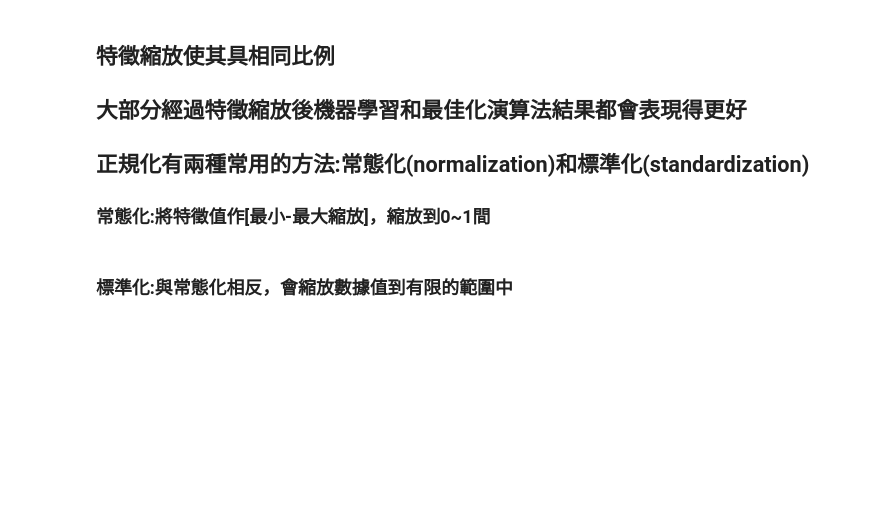
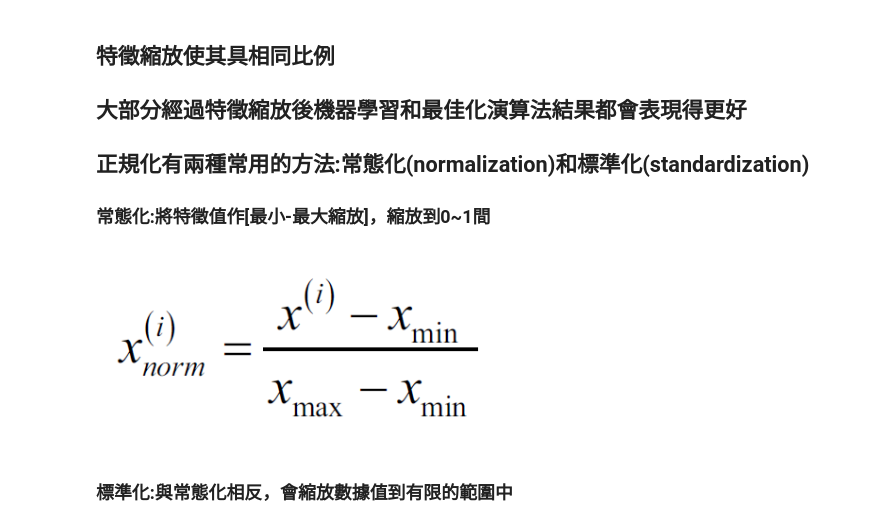
Before and after one commit to chunfang0503/course, a Jupyter notebook: Chapter 4 - Building Good Training Sets – Data Pre-Processing.ipynb, the cells around one changed output. Drawn from its saved outputs; the diff is of its cells as text; code cells hidden in the pictures; blank space fills up the shorter version.

```diff
--- a/Chapter 4 - Building Good Training Sets – Data Pre-Processing.ipynb
+++ b/Chapter 4 - Building Good Training Sets – Data Pre-Processing.ipynb
@@ -317,6 +321,10 @@ X_train, X_test, y_train, y_test = \
 ## 大部分經過特徵縮放後機器學習和最佳化演算法結果都會表現得更好
 ## 正規化有兩種常用的方法:常態化(normalization)和標準化(standardization)
 ### 常態化:將特徵值作[最小-最大縮放]，縮放到0~1間
+# %%
+Image(filename='./images/04_18.png', width=400)
+# %% [output]
+[figure, added]
 # %%
 from sklearn.preprocessing import MinMaxScaler
 mms = MinMaxScaler()
```
Also changed, not shown: parts of 15 cells of this notebook.
